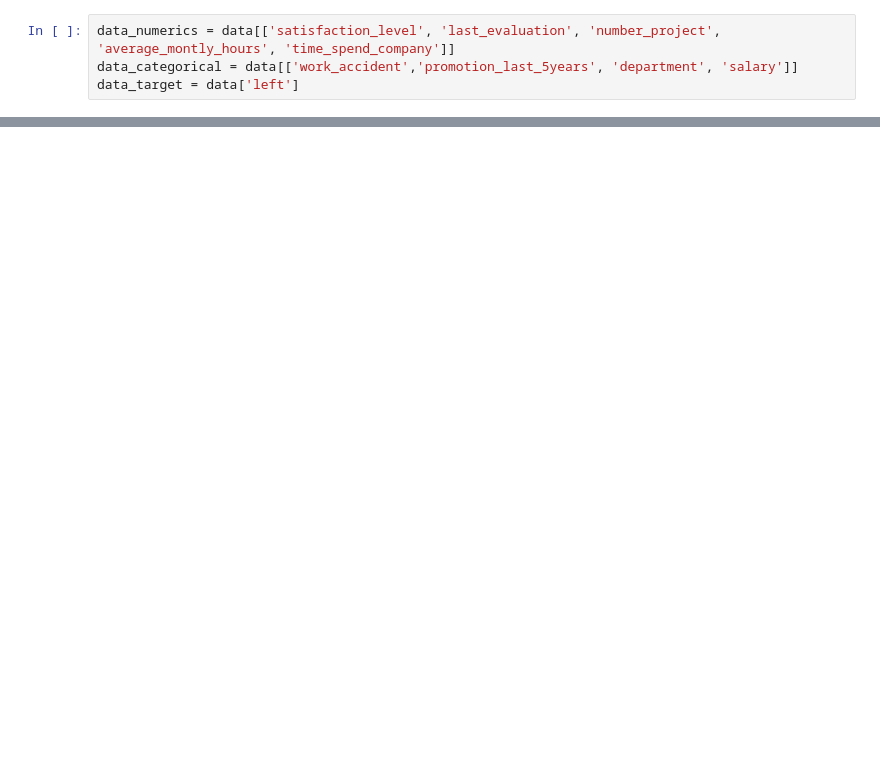
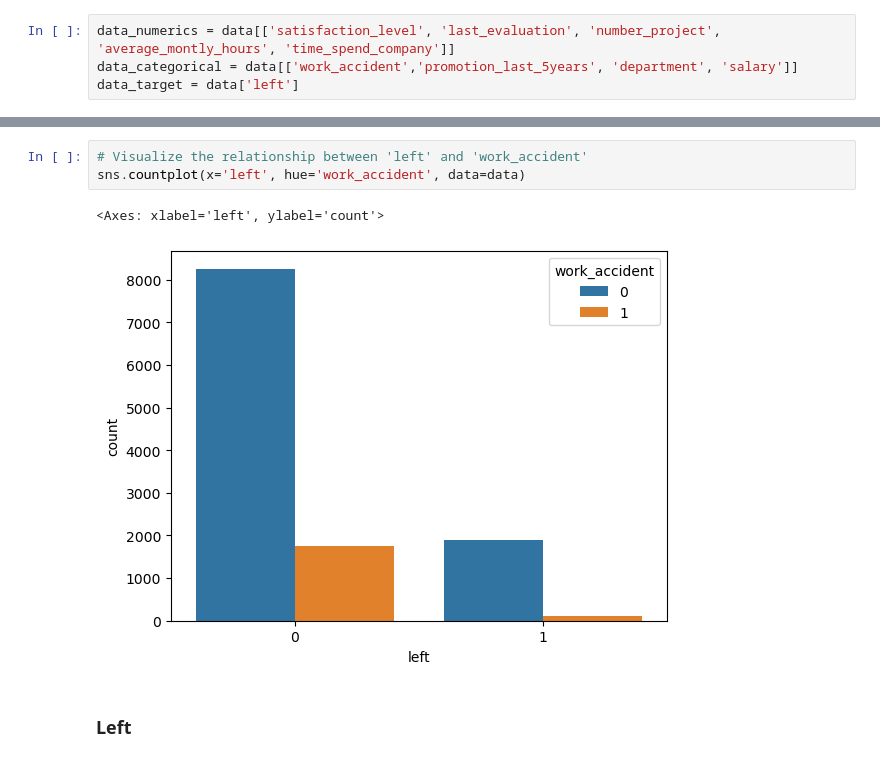
Before and after one commit to LOA395/how_to_prevent_employee_burnout, a Jupyter notebook: main.ipynb, the cells around one changed output, grey strips where cells are left out. Saved outputs shown, nothing was run; the diff lists cells and outputs as text; blank space fills up the shorter version.

```diff
--- a/main.ipynb
+++ b/main.ipynb
@@ -150,0 +200,8 @@ data.corr()
+# %%
+# Visualize the relationship between 'left' and 'work_accident'
+sns.countplot(x='left', hue='work_accident', data=data)
+# %% [output]
+<Axes: xlabel='left', ylabel='count'>
+[figure, added]
+# %% [markdown]
+### Left
```
Also changed, not shown: parts of 35 cells of this notebook.
